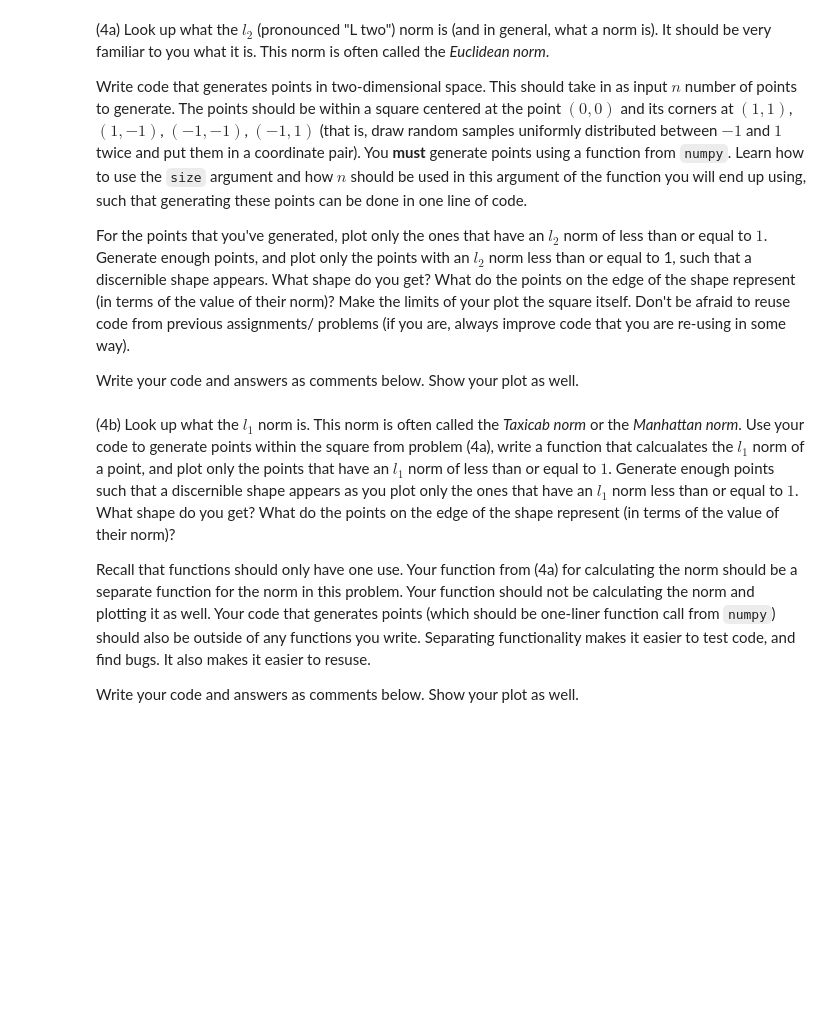
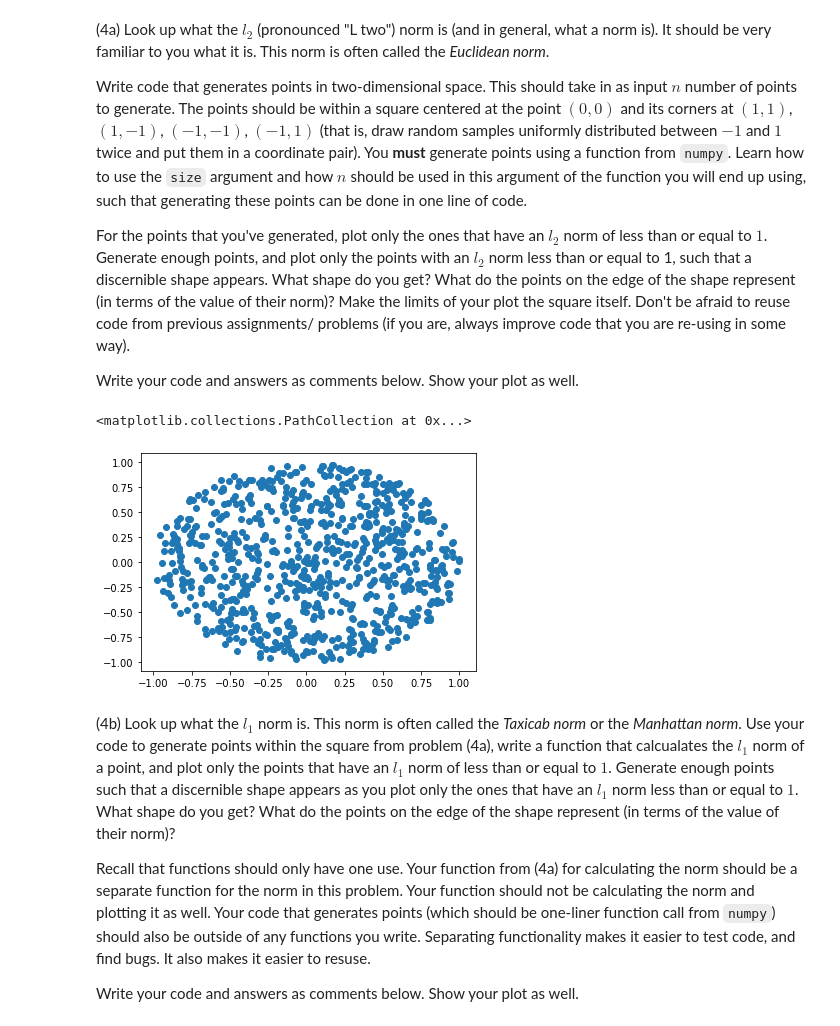
Before and after one commit to shak360/Lab-Training, a Jupyter notebook: Module_2_Python-ML/Assignment_2/EM-3/Assignment_2.ipynb, the cells around one changed output. Cells and saved outputs as stored; diff of their text form; code cells hidden in the pictures; blank space fills up the shorter version.

```diff
--- a/Module_2_Python-ML/Assignment_2/EM-3/Assignment_2.ipynb
+++ b/Module_2_Python-ML/Assignment_2/EM-3/Assignment_2.ipynb
@@ -145,12 +145,18 @@ Write about what the code is doing and what the image represents below.
 
 Write your code and comments below.
 # %%
-nums = range(2,1000000)
-prime = []
+nums = range(3,10000,2)
+prime = [2]
 check = 0
+index = 0
 for i in nums:
-    print(i)
-    for j in nums[0:i-2]:
+    #print("new" + str(i))
+    #print(index)
+    new_index = index
+    if (index%2 != 0)
+        new_index+=1
+    for j in nums[0:new_index/2]:
+        #print(j)
         if (i%j == 0):
             check = 1
             break;
@@ -158,4 +164,5 @@ for i in nums:
         prime.append(i)
     else:
         check = 0
+    index+=1
 print(prime)
@@ -187,6 +196,27 @@ Write code that generates points in two-dimensional space. This should take in a
 For the points that you've generated, plot only the ones that have an $l_{2}$ norm of less than or equal to $1$. Generate enough points, and plot only the points with an $l_{2}$ norm less than or equal to 1, such that a discernible shape appears. What shape do you get? What do the points on the edge of the shape represent (in terms of the value of their norm)? Make the limits of your plot the square itself. Don't be afraid to reuse code from previous assignments/ problems (if you are, always improve code that you are re-using in some way).
 
 Write your code and answers as comments below. Show your plot as well.
+# %%
+import numpy as np
+import matplotlib.pyplot as plt
+%matplotlib inline
+from sklearn import datasets
+def point(n):
+    a = np.random.uniform(-1,1,(n,2))
+    x_plot_points=[]
+    y_plot_points=[]
+    count = range(n)
+    for i in count:
+        if (abs(a[i][0])**2 + abs(a[i][1])**2)**(1/2) <= 1:
+            x_plot_points.append(a[i][0])
+            y_plot_points.append(a[i][1])
+    return plt.scatter(x_plot_points, y_plot_points)
+point(1000)
+#a circle!
+#norm = 1
+# %% [output]
+<matplotlib.collections.PathCollection at 0x...>
+[figure, added]
 # %% [markdown]
 (4b) Look up what the $l_{1}$ norm is. This norm is often called the _Taxicab norm_ or the _Manhattan norm_. Use your code to generate points within the square from problem (4a), write a function that calcualates the $l_{1}$ norm of a point, and plot only the points that have an $l_{1}$ norm of less than or equal to $1$. Generate enough points such that a discernible shape appears as you plot only the ones that have an $l_{1}$ norm less than or equal to $1$. What shape do you get? What do the points on the edge of the shape represent (in terms of the value of their norm)?
 
```
Also changed, not shown: parts of 6 cells of this notebook, 1 other file.
